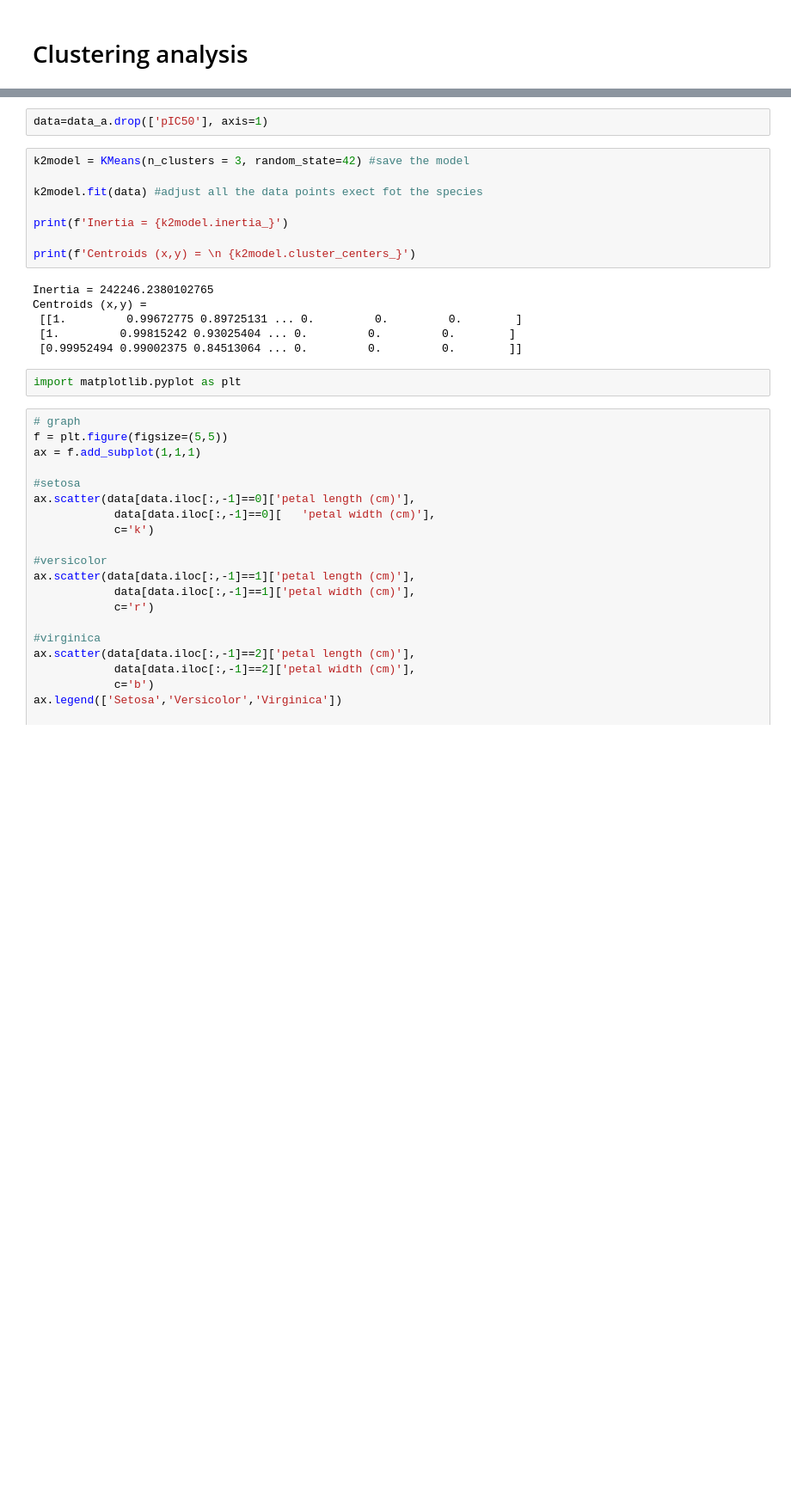
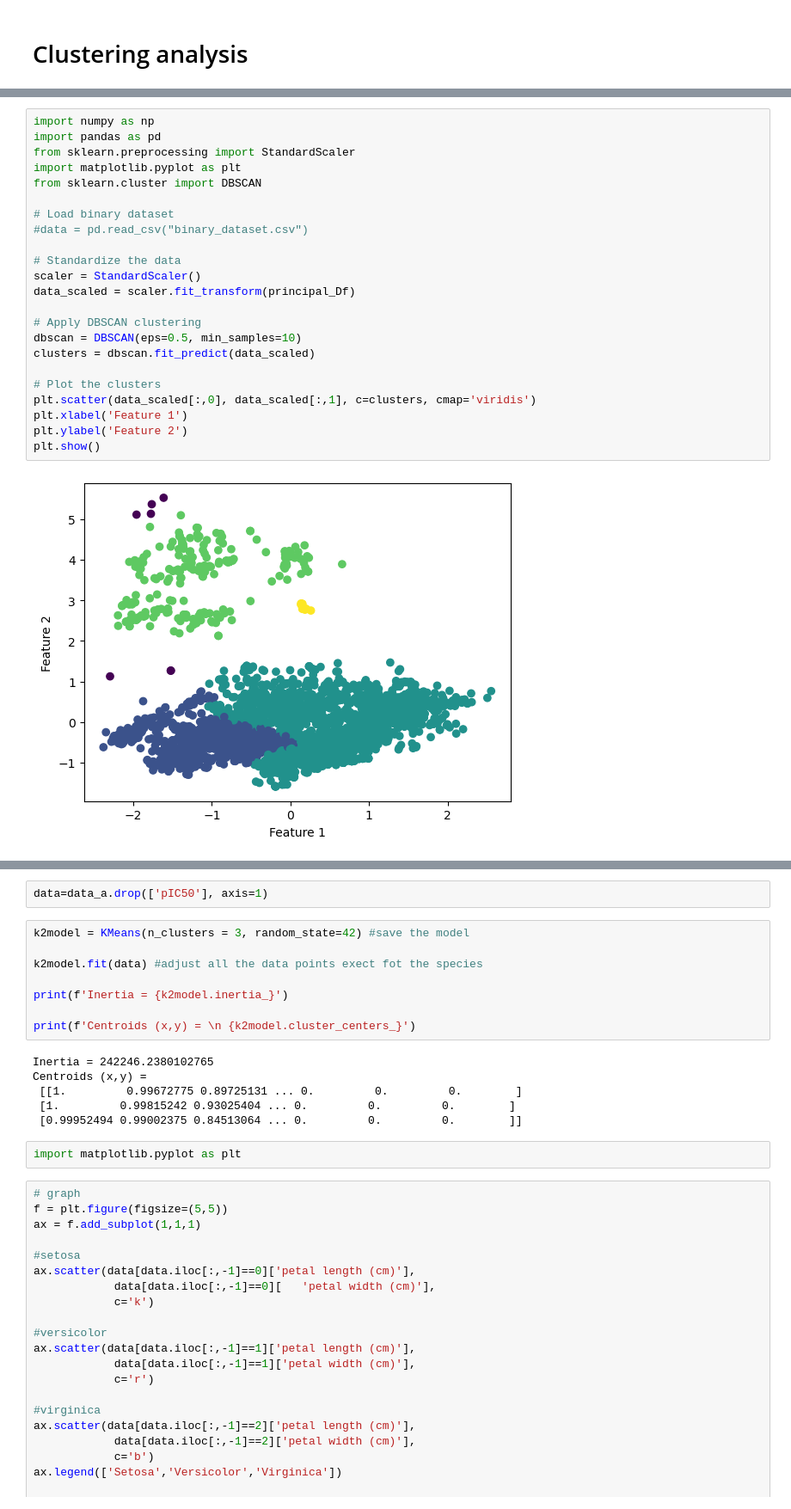
Before and after one commit to alejandrodf1/Computational-Drug-Discovery, a Jupyter notebook: notebooks/6.0-Acetylcholinesterase-multivariate.ipynb, the cells around one changed output, grey strips where cells are left out. Shown at 86% size. Saved outputs shown, nothing was run; the diff lists cells and outputs as text; blank space fills up the shorter version.

```diff
--- a/notebooks/6.0-Acetylcholinesterase-multivariate.ipynb
+++ b/notebooks/6.0-Acetylcholinesterase-multivariate.ipynb
@@ -82,0 +134,25 @@ ValueError: Unknown label type: 'continuous'
+# %%
+import numpy as np
+import pandas as pd
+from sklearn.preprocessing import StandardScaler
+import matplotlib.pyplot as plt
+from sklearn.cluster import DBSCAN
+
+# Load binary dataset
+#data = pd.read_csv("binary_dataset.csv")
+
+# Standardize the data
+scaler = StandardScaler()
+data_scaled = scaler.fit_transform(principal_Df)
+
+# Apply DBSCAN clustering
+dbscan = DBSCAN(eps=0.5, min_samples=10)
+clusters = dbscan.fit_predict(data_scaled)
+
+# Plot the clusters
+plt.scatter(data_scaled[:,0], data_scaled[:,1], c=clusters, cmap='viridis')
+plt.xlabel('Feature 1')
+plt.ylabel('Feature 2')
+plt.show()
+# %% [output]
+[figure, added]
```
Also changed, not shown: parts of 6 cells of this notebook, 1 other file.
